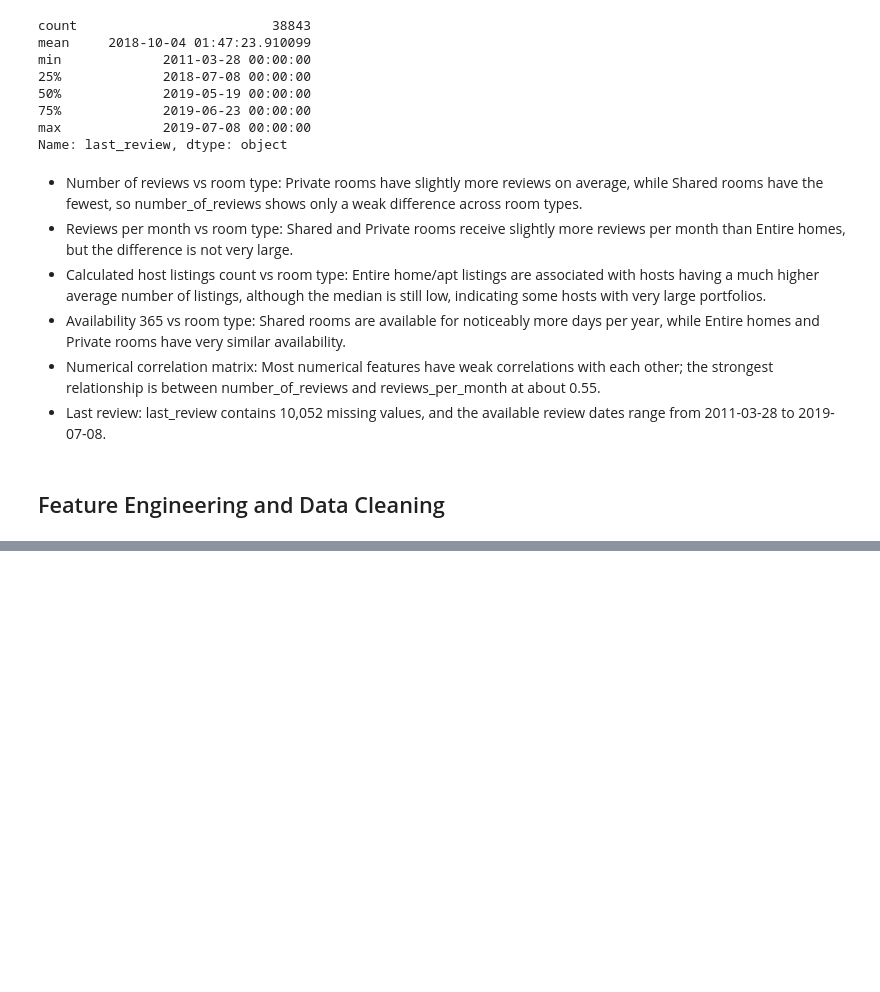
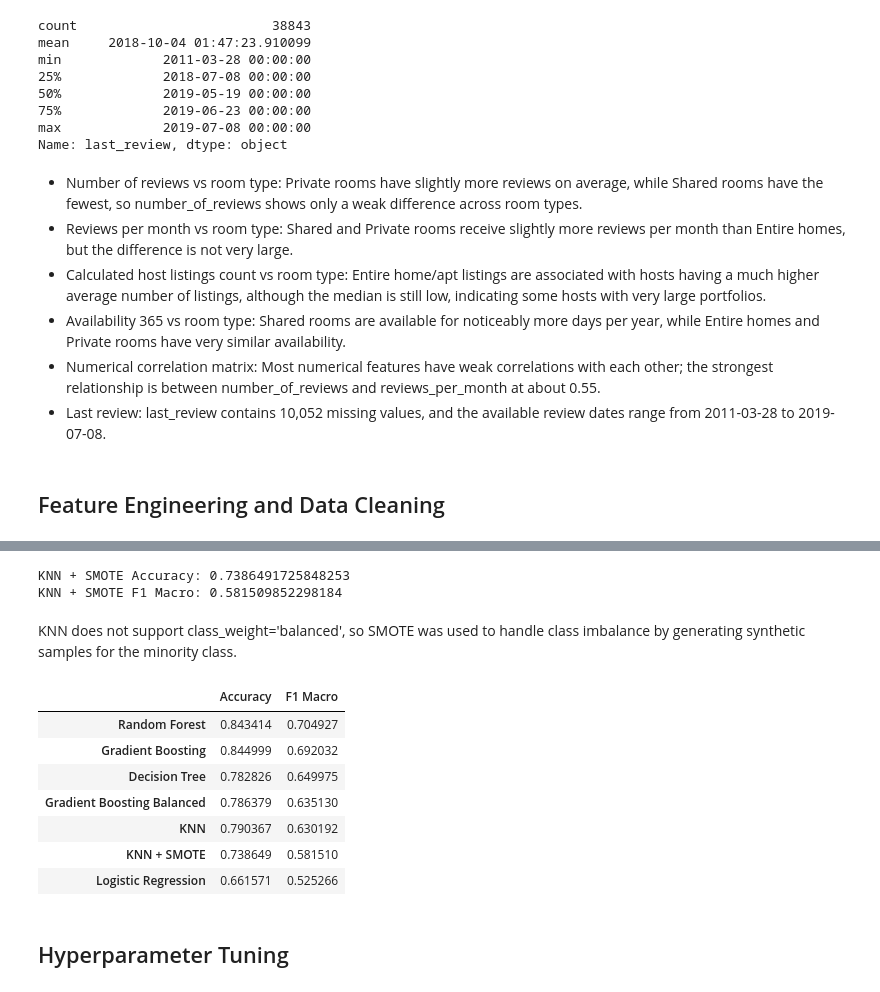
Before and after one commit to amnaherex/Roomify, a Jupyter notebook: Untitled.ipynb, the cells around one changed output, grey strips where cells are left out. Cells and saved outputs as stored; diff of their text form; code cells hidden in the pictures; blank space fills up the shorter version.

```diff
--- a/Untitled.ipynb
+++ b/Untitled.ipynb
@@ -415,0 +494,6 @@ y = df_clean['room_type']
+# %%
+cv = StratifiedKFold(
+    n_splits=3,
+    shuffle=True,
+    random_state=30
+)
@@ -415,0 +628,55 @@ y = df_clean['room_type']
+# %%
+knn_smote_pipeline = ImbPipeline([
+    ('preprocessor', preprocessor),
+    ('smote', SMOTE(random_state=30)),
+    ('classifier', KNeighborsClassifier())
+])
+
+knn_smote_scores = cross_validate(
+    knn_smote_pipeline,
+    X_train,
+    y_train,
+    cv=cv,
+    scoring=scoring
+)
+
+knn_smote_accuracy = knn_smote_scores['test_accuracy'].mean()
+knn_smote_f1 = knn_smote_scores['test_f1_macro'].mean()
+
+print("KNN + SMOTE Accuracy:", knn_smote_accuracy)
+print("KNN + SMOTE F1 Macro:", knn_smote_f1)
+# %% [output]
+KNN + SMOTE Accuracy: 0.7386491725848253
+KNN + SMOTE F1 Macro: 0.581509852298184
+# %% [markdown]
+KNN does not support class_weight='balanced', so SMOTE was used to handle class imbalance by generating synthetic samples for the minority class.
+# %%
+results['KNN + SMOTE'] = {
+    'Accuracy': knn_smote_accuracy,
+    'F1 Macro': knn_smote_f1
+}
+
+results['Gradient Boosting Balanced'] = {
+    'Accuracy': np.mean(gb_accuracy),
+    'F1 Macro': np.mean(gb_f1)
+}
+
+results_df = pd.DataFrame(results).T
+
+results_df = results_df.sort_values(
+    by='F1 Macro',
+    ascending=False
+)
+
+results_df
+# %% [output]
+|  | Accuracy | F1 Macro |
+| Random Forest | 0.843414 | 0.704927 |
+| Gradient Boosting | 0.844999 | 0.692032 |
+| Decision Tree | 0.782826 | 0.649975 |
+| Gradient Boosting Balanced | 0.786379 | 0.635130 |
+| KNN | 0.790367 | 0.630192 |
+| KNN + SMOTE | 0.738649 | 0.581510 |
+| Logistic Regression | 0.661571 | 0.525266 |
+# %% [markdown]
+## Hyperparameter Tuning
```
Also changed, not shown: parts of 39 cells of this notebook.
